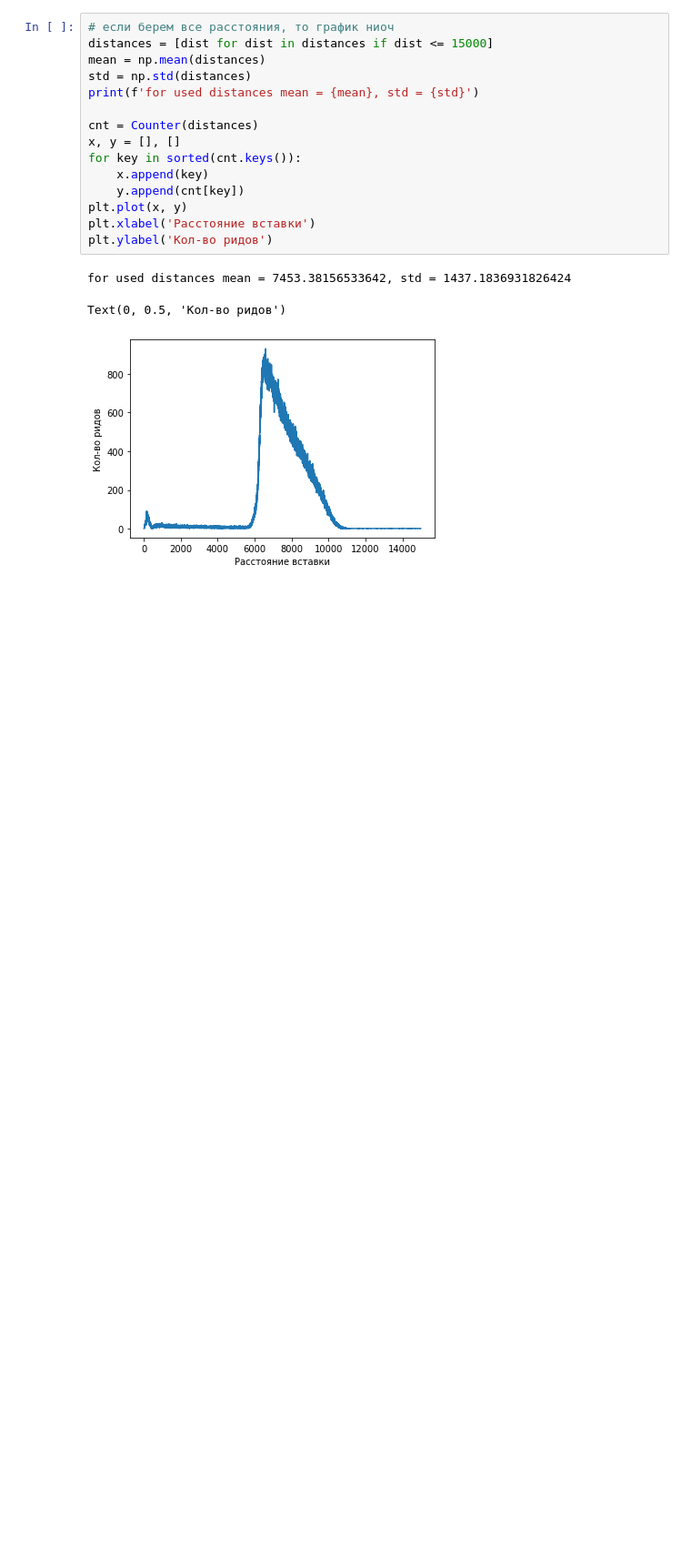
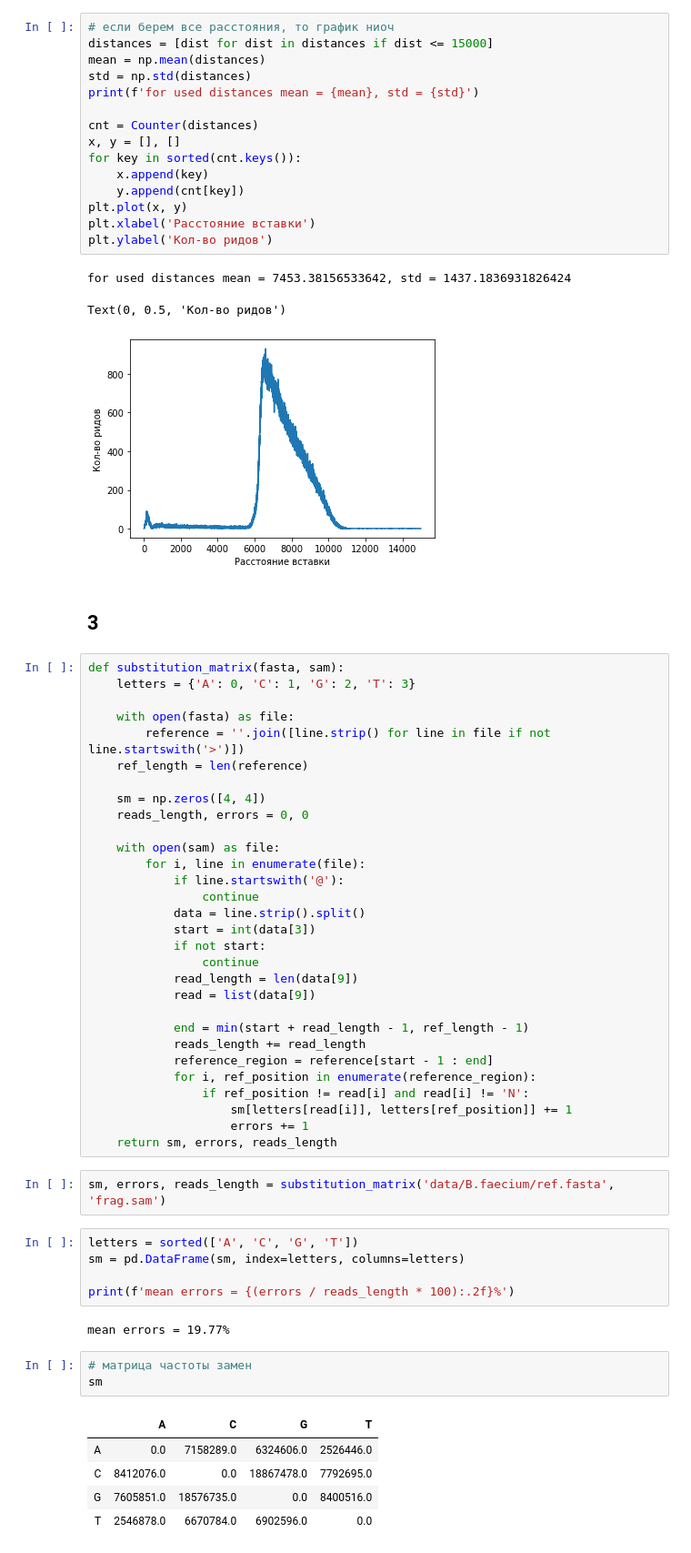
Before and after one commit to alexmorphine/NGS_course, a Jupyter notebook: homework_2/homework_2.ipynb, the cells around one changed output. Shown: that part at 91% size. Saved outputs shown, nothing was run; the diff lists cells and outputs as text; blank space fills up the shorter version.

```diff
--- a/homework_2/homework_2.ipynb
+++ b/homework_2/homework_2.ipynb
@@ -228,3 +239,53 @@ plt.ylabel('Кол-во ридов')
 for used distances mean = 7453.38156533642, std = 1437.1836931826424
 Text(0, 0.5, 'Кол-во ридов')
 [figure]
+# %% [markdown]
+## 3
+# %%
+def substitution_matrix(fasta, sam):
+    letters = {'A': 0, 'C': 1, 'G': 2, 'T': 3}
+
+    with open(fasta) as file:
+        reference = ''.join([line.strip() for line in file if not line.startswith('>')])
+    ref_length = len(reference)
+
+    sm = np.zeros([4, 4])
+    reads_length, errors = 0, 0
+
+    with open(sam) as file:
+        for i, line in enumerate(file):
+            if line.startswith('@'):
+                continue
+            data = line.strip().split()
+            start = int(data[3])
+            if not start:
+                continue
+            read_length = len(data[9])
+            read = list(data[9])
+
+            end = min(start + read_length - 1, ref_length - 1)
+            reads_length += read_length
+            reference_region = reference[start - 1 : end]
+            for i, ref_position in enumerate(reference_region):
+                if ref_position != read[i] and read[i] != 'N':
+                    sm[letters[read[i]], letters[ref_position]] += 1
+                    errors += 1
+    return sm, errors, reads_length
+# %%
+sm, errors, reads_length = substitution_matrix('data/B.faecium/ref.fasta', 'frag.sam')
+# %%
+letters = sorted(['A', 'C', 'G', 'T'])
+sm = pd.DataFrame(sm, index=letters, columns=letters)
+
+print(f'mean errors = {(errors / reads_length * 100):.2f}%')
+# %% [output]
+mean errors = 19.77%
+# %%
+# матрица частоты замен
+sm
+# %% [output]
+|  | A | C | G | T |
+| A | 0.0 | 7158289.0 | 6324606.0 | 2526446.0 |
+| C | 8412076.0 | 0.0 | 18867478.0 | 7792695.0 |
+| G | 7605851.0 | 18576735.0 | 0.0 | 8400516.0 |
+| T | 2546878.0 | 6670784.0 | 6902596.0 | 0.0 |
```
Also changed, not shown: parts of 10 cells of this notebook.
